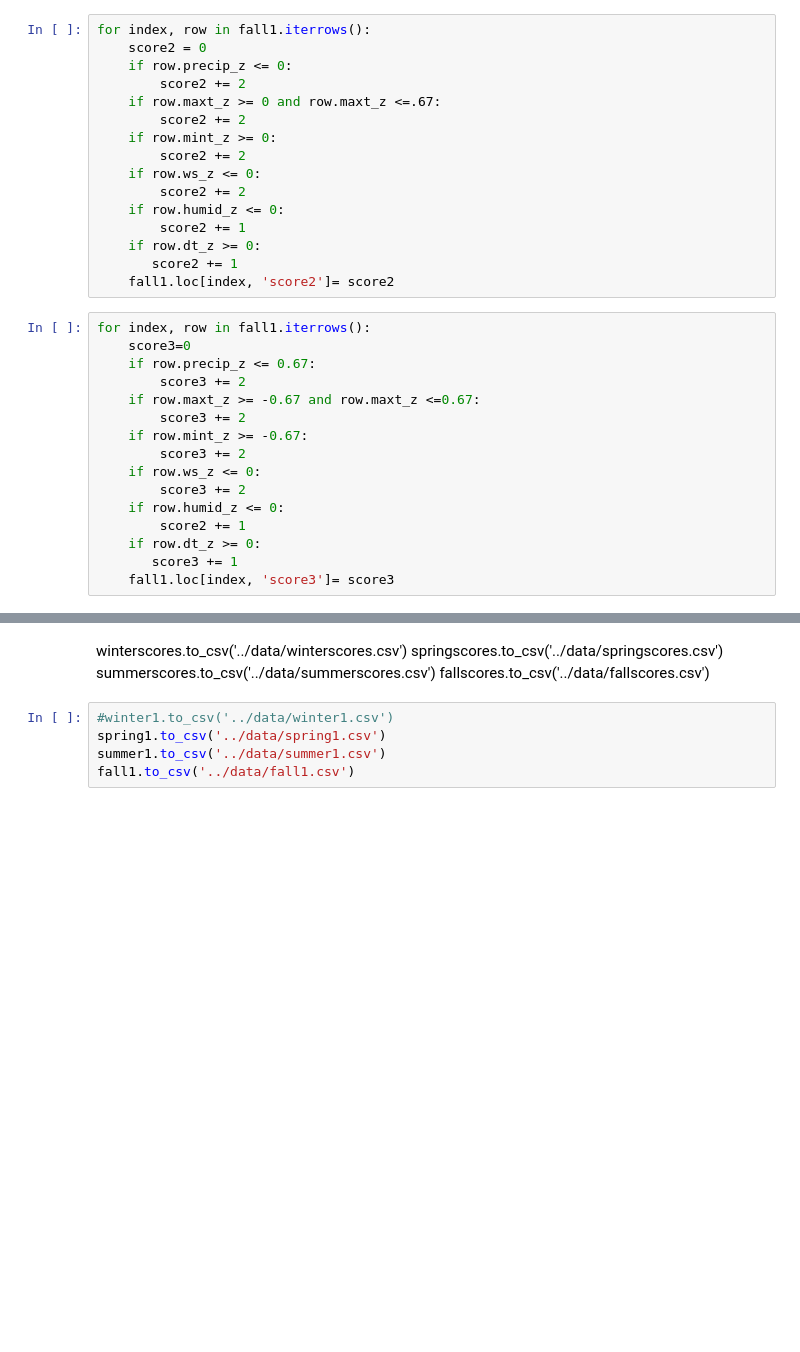
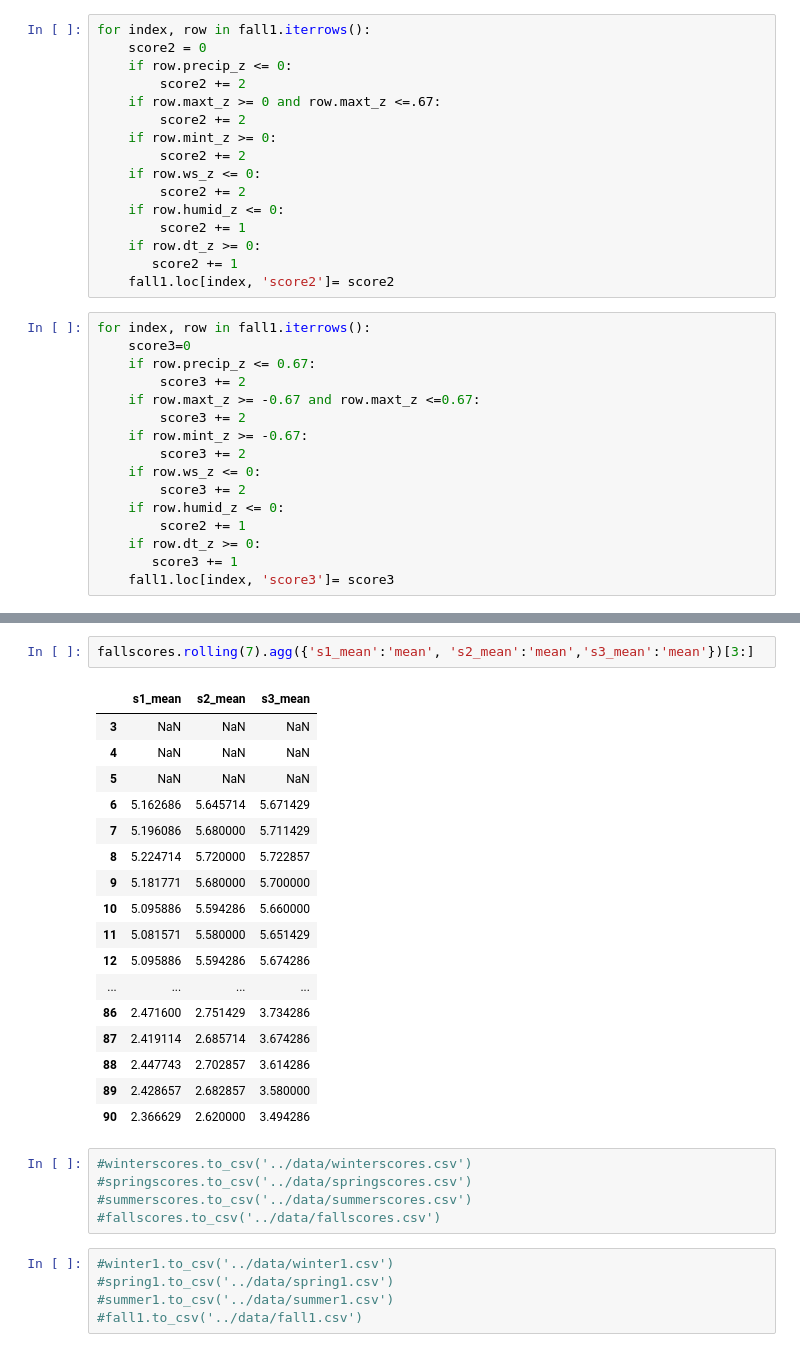
Before and after one commit to Kayla-Ketner/Capstone, a Jupyter notebook: notebooks/Capstone1.ipynb, the cells around one changed output, grey strips where cells are left out. Drawn from its saved outputs; the diff is of its cells as text; blank space fills up the shorter version.

```diff
--- a/notebooks/Capstone1.ipynb
+++ b/notebooks/Capstone1.ipynb
@@ -510,10 +1105,30 @@ fallscores
-# %% [markdown]
-winterscores.to_csv('../data/winterscores.csv')
-springscores.to_csv('../data/springscores.csv')
-summerscores.to_csv('../data/summerscores.csv')
-fallscores.to_csv('../data/fallscores.csv')
+# %%
+fallscores.rolling(7).agg({'s1_mean':'mean', 's2_mean':'mean','s3_mean':'mean'})[3:]
+# %% [output]
+|  | s1_mean | s2_mean | s3_mean |
+| 3 | NaN | NaN | NaN |
+| 4 | NaN | NaN | NaN |
+| 5 | NaN | NaN | NaN |
+| 6 | 5.162686 | 5.645714 | 5.671429 |
+| 7 | 5.196086 | 5.680000 | 5.711429 |
+| 8 | 5.224714 | 5.720000 | 5.722857 |
+| 9 | 5.181771 | 5.680000 | 5.700000 |
+| 10 | 5.095886 | 5.594286 | 5.660000 |
+| 11 | 5.081571 | 5.580000 | 5.651429 |
+| 12 | 5.095886 | 5.594286 | 5.674286 |
+| ... | ... | ... | ... |
+| 86 | 2.471600 | 2.751429 | 3.734286 |
+| 87 | 2.419114 | 2.685714 | 3.674286 |
+| 88 | 2.447743 | 2.702857 | 3.614286 |
+| 89 | 2.428657 | 2.682857 | 3.580000 |
+| 90 | 2.366629 | 2.620000 | 3.494286 |
+# %%
+#winterscores.to_csv('../data/winterscores.csv')
+#springscores.to_csv('../data/springscores.csv')
+#summerscores.to_csv('../data/summerscores.csv')
+#fallscores.to_csv('../data/fallscores.csv')
 # %%
 #winter1.to_csv('../data/winter1.csv')
-spring1.to_csv('../data/spring1.csv')
-summer1.to_csv('../data/summer1.csv')
-fall1.to_csv('../data/fall1.csv')
+#spring1.to_csv('../data/spring1.csv')
+#summer1.to_csv('../data/summer1.csv')
+#fall1.to_csv('../data/fall1.csv')
```
Also changed, not shown: parts of 87 cells of this notebook, 5 other files.
